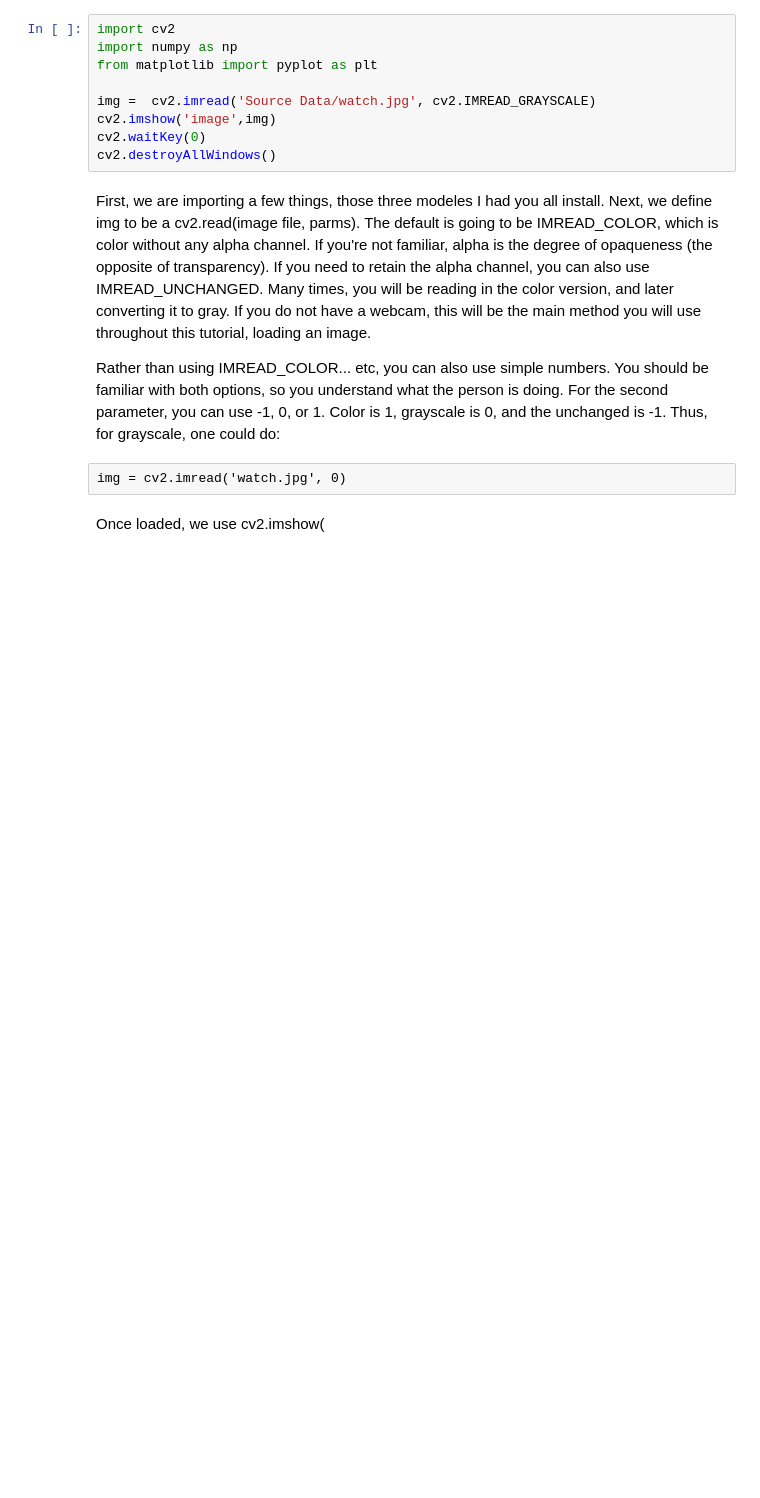
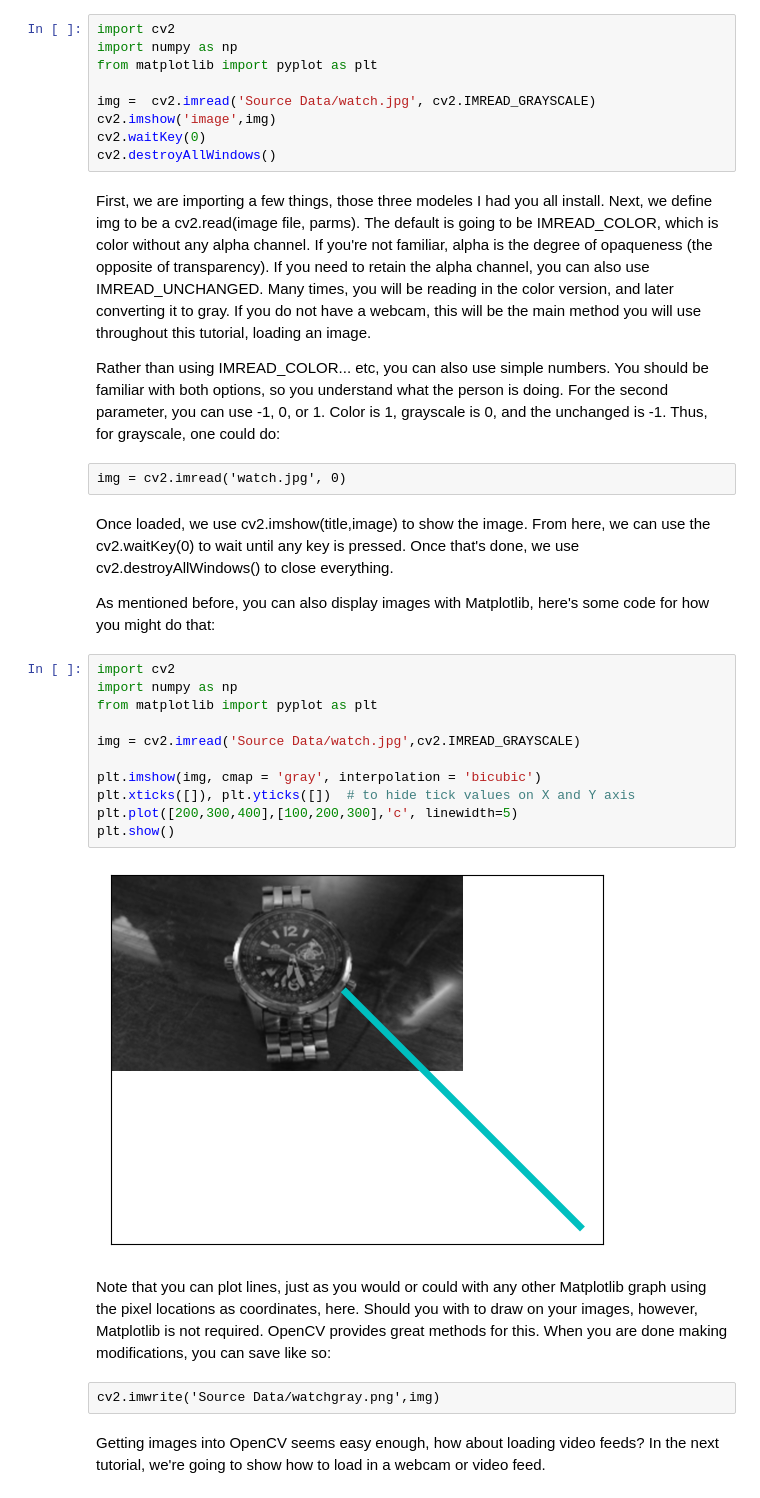
Before and after one commit to rfacey/SelfProjects, a Jupyter notebook: StudyMaterial/OpenCV/01 OpenCV with Python Intro and loading Images tutorial.ipynb, the cells around one changed output. Saved outputs shown, nothing was run; the diff lists cells and outputs as text; blank space fills up the shorter version.

Commit message:
20230326
Added to OpenCV study material.

```diff
--- a/StudyMaterial/OpenCV/OpenCV.ipynb
+++ b/StudyMaterial/OpenCV/01 OpenCV with Python Intro and loading Images tutorial.ipynb
@@ -88,4 +88,25 @@ Rather than using IMREAD_COLOR... etc, you can also use simple numbers. You shou
 # %% [raw]
 img = cv2.imread('watch.jpg', 0)
 # %% [markdown]
-Once loaded, we use cv2.imshow(
+Once loaded, we use cv2.imshow(title,image) to show the image. From here, we can use the cv2.waitKey(0) to wait until any key is pressed. Once that's done, we use cv2.destroyAllWindows() to close everything.
+
+As mentioned before, you can also display images with Matplotlib, here's some code for how you might do that:
+# %%
+import cv2
+import numpy as np
+from matplotlib import pyplot as plt
+
+img = cv2.imread('Source Data/watch.jpg',cv2.IMREAD_GRAYSCALE)
+
+plt.imshow(img, cmap = 'gray', interpolation = 'bicubic')
+plt.xticks([]), plt.yticks([])  # to hide tick values on X and Y axis
+plt.plot([200,300,400],[100,200,300],'c', linewidth=5)
+plt.show()
+# %% [output]
+[figure, added]
+# %% [markdown]
+Note that you can plot lines, just as you would or could with any other Matplotlib graph using the pixel locations as coordinates, here. Should you with to draw on your images, however, Matplotlib is not required. OpenCV provides great methods for this. When you are done making modifications, you can save like so:
+# %% [raw]
+cv2.imwrite('Source Data/watchgray.png',img)
+# %% [markdown]
+Getting images into OpenCV seems easy enough, how about loading video feeds? In the next tutorial, we're going to show how to load in a webcam or video feed.
```
Also changed, not shown: parts of 1 cell of this notebook, 1 other file.
